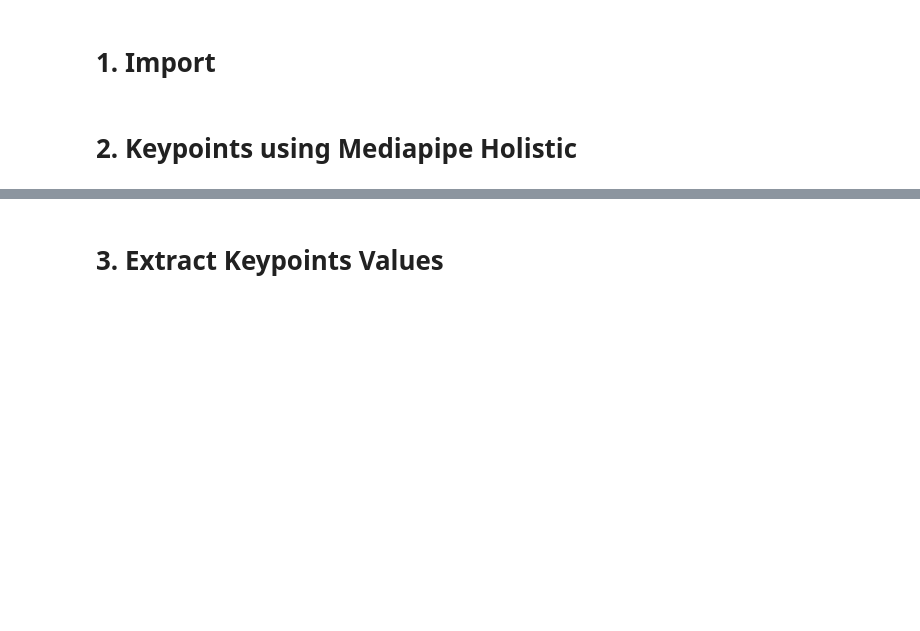
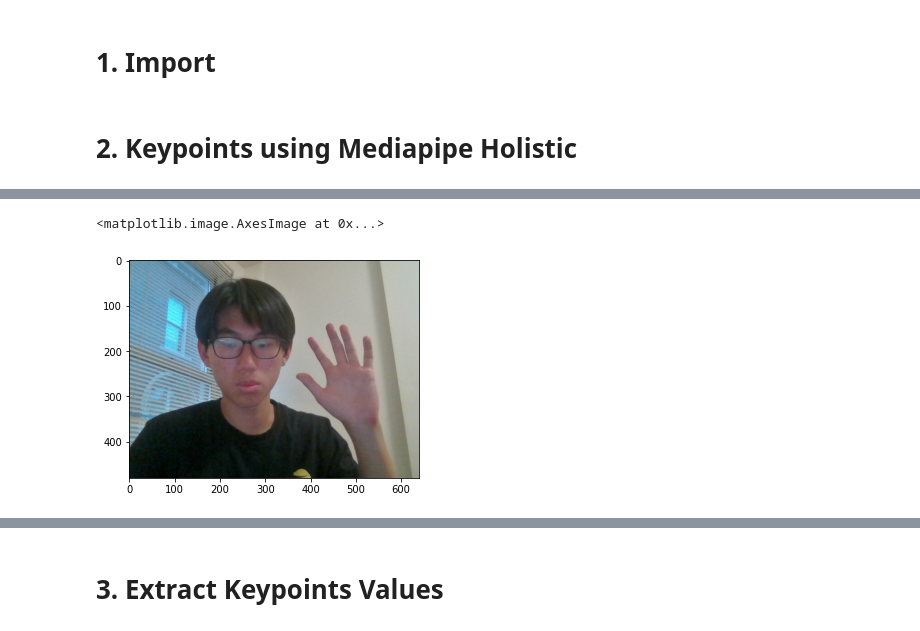
Before and after one commit to Ryan-Rong-24/ASL-to-Eng, a Jupyter notebook: ASL Detection Dev.ipynb, the cells around one changed output, grey strips where cells are left out. Saved outputs shown, nothing was run; the diff lists cells and outputs as text; code cells hidden in the pictures; blank space fills up the shorter version.

```diff
--- a/ASL Detection Dev.ipynb
+++ b/ASL Detection Dev.ipynb
@@ -80,3 +116,8 @@ frame
+# %%
+plt.imshow(cv2.cvtColor(frame, cv2.COLOR_BGR2RGB))
+# %% [output]
+<matplotlib.image.AxesImage at 0x...>
+[figure, added]
 # %%
 draw_styled_landmarks(frame,results)
 # %%
```
Also changed, not shown: parts of 16 cells of this notebook, 1 other file.
